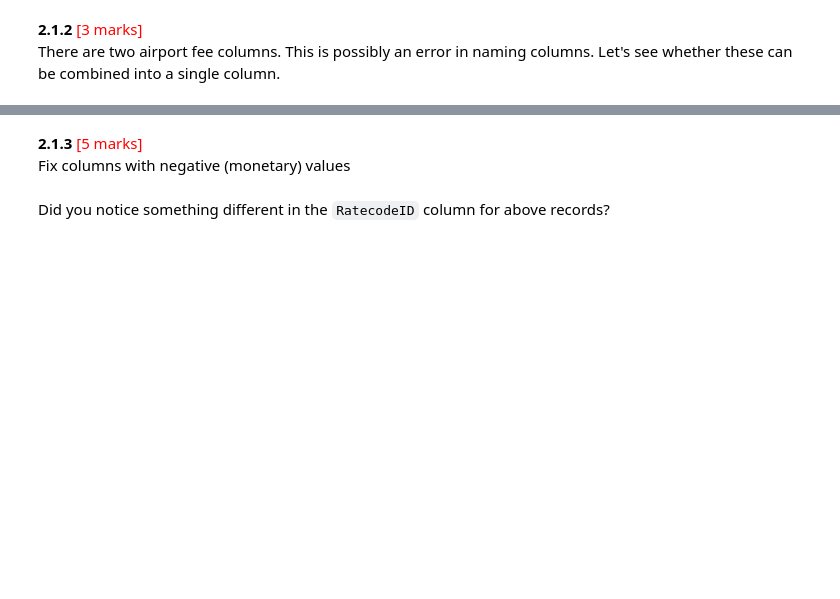
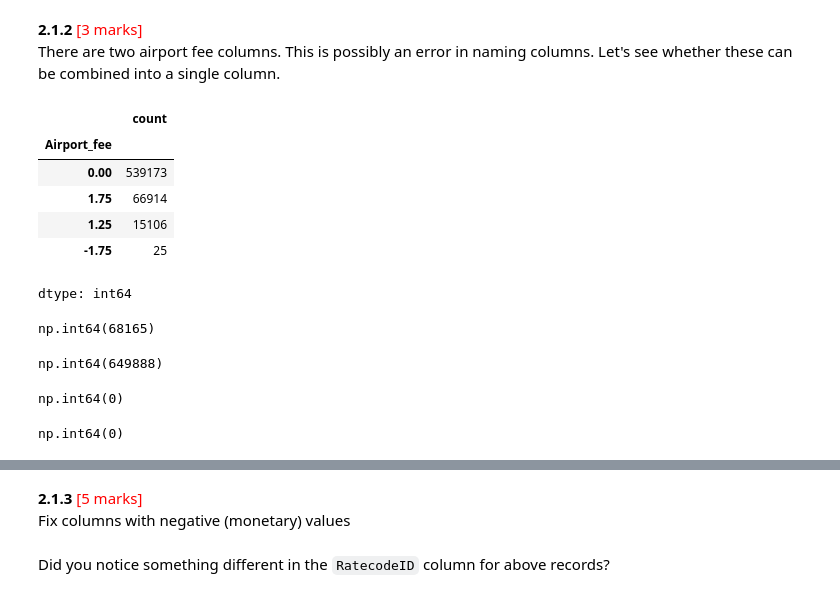
Before and after one commit to msaipraveenkumar/EDA_Assg_NYC_Taxi_Starter, a Jupyter notebook: EDA_Assg_NYC_Taxi_Starter.ipynb, the cells around one changed output, grey strips where cells are left out. Saved outputs shown, nothing was run; the diff lists cells and outputs as text; code cells hidden in the pictures; blank space fills up the shorter version.

Commit message:
updated_upto_airport_fee_combine

```diff
--- a/EDA_Assg_NYC_Taxi_Starter.ipynb
+++ b/EDA_Assg_NYC_Taxi_Starter.ipynb
@@ -375,0 +342,2 @@ Fix the index and drop unnecessary columns
+# %%
+df.drop(columns=['index', 'store_and_fwd_flag', 'mta_tax', 'tolls_amount'],inplace=True)
@@ -376,3 +353,21 @@ Fix the index and drop unnecessary columns
 # %% [markdown]
 **2.1.2** <font color = red>[3 marks]</font> <br>
 There are two airport fee columns. This is possibly an error in naming columns. Let's see whether these can be combined into a single column.
+# %%
+df['Airport_fee'].value_counts()
+# %% [output]
+|  | count |
+| Airport_fee |  |
+| 0.00 | 539173 |
+| 1.75 | 66914 |
+| 1.25 | 15106 |
+| -1.75 | 25 |
+dtype: int64
+# %%
+df['Airport_fee'].isnull().sum()
+# %% [output]
+np.int64(68165)
+# %%
+df['airport_fee'].isnull().sum()
+# %% [output]
+np.int64(649888)
@@ -379,2 +377,10 @@ There are two airport fee columns. This is possibly an error in naming columns.
+# %%
+df['Airport_fee'].isnull().sum()
+# %% [output]
+np.int64(0)
+# %%
+df['airport_fee'].isnull().sum()
+# %% [output]
+np.int64(0)
 # %%
 # Combine the two airport fee columns
```
Also changed, not shown: parts of 19 cells of this notebook.
